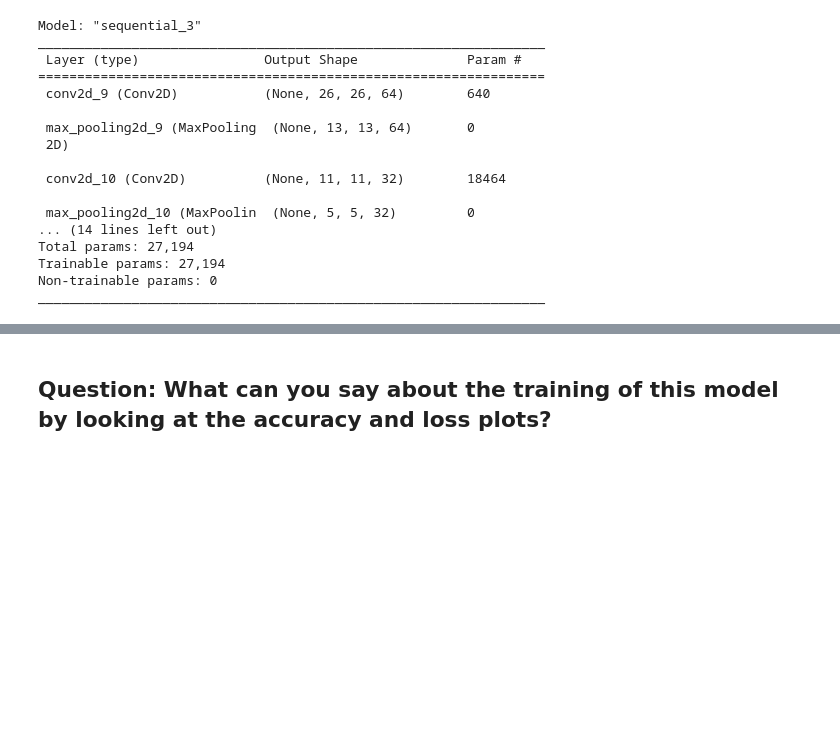
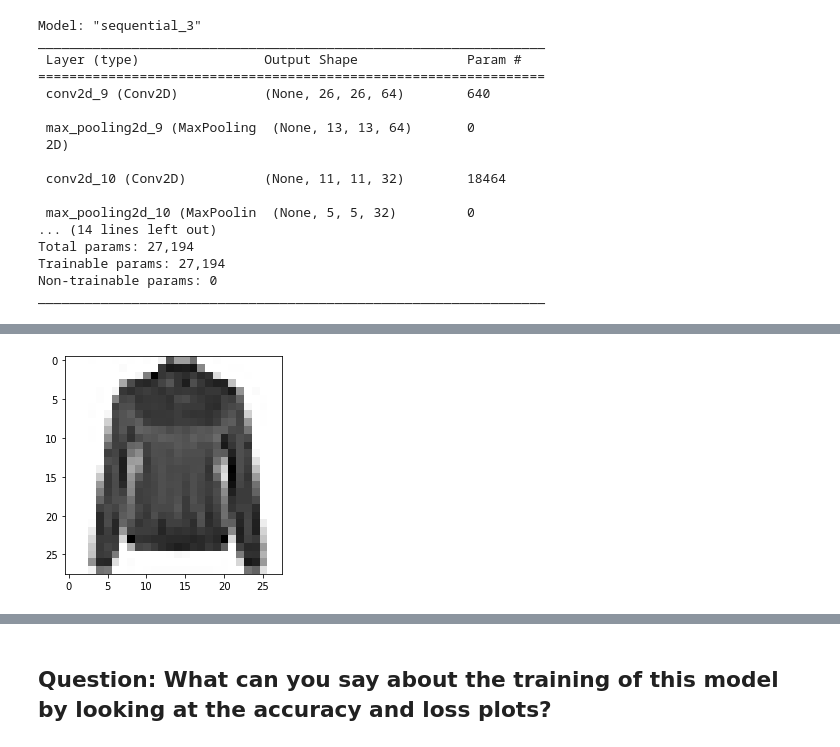
Before and after one commit to uelpalmer12/Uel-ASM591-Labs, a Jupyter notebook: Lab7/lab7-UelKouame.ipynb, the cells around one changed output, grey strips where cells are left out. Cells and saved outputs as stored; diff of their text form; code cells hidden in the pictures; blank space fills up the shorter version.

Commit message:
Done training all model

```diff
--- a/Lab7/lab7-UelKouame.ipynb
+++ b/Lab7/lab7-UelKouame.ipynb
@@ -303,0 +301,11 @@ Epoch 10/10
+# %%
+# Evaluate the Model
+# Enter Code Here ...
+model_fashion.evaluate(x_test_fashion, y_test_fashion)
+import matplotlib.pyplot as plt
+
+image_index_fashion = 4449
+plt.imshow(x_test_fashion[image_index_fashion].reshape(28, 28),cmap='Greys')
+pred = model.predict(x_test_fashion[image_index_fashion].reshape(1, 28, 28, 1))
+print(pred.argmax())
+# %% [output]
@@ -303,0 +314 @@ Epoch 10/10
+[figure, added]
```
Also changed, not shown: parts of 13 cells of this notebook.
